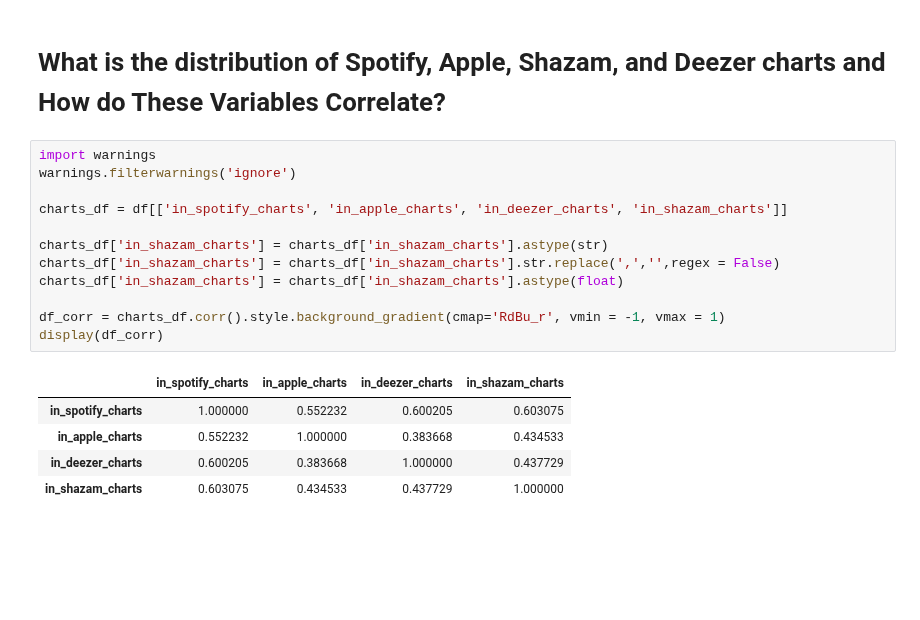
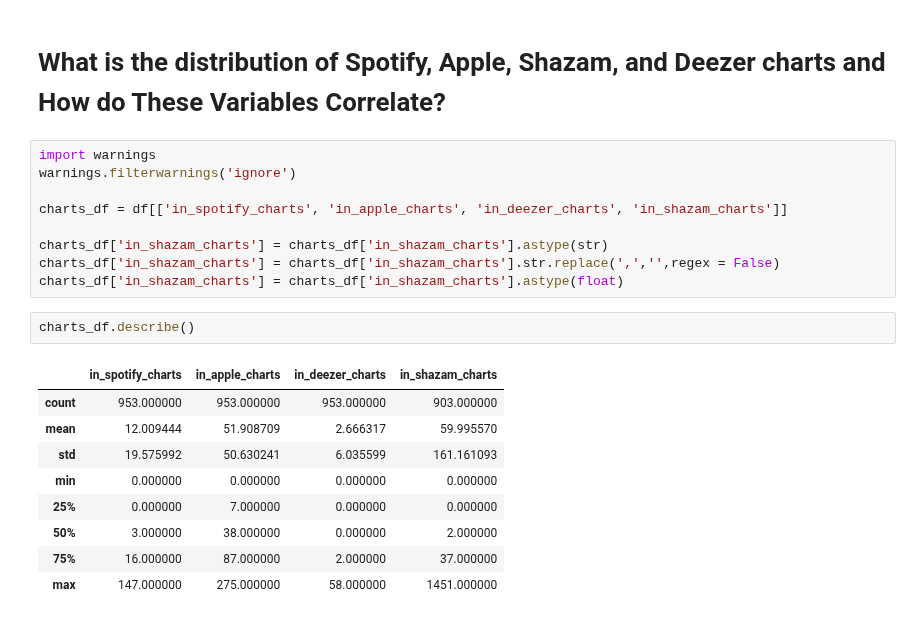
Before and after one commit to JoshuaHildebrand/CMSC320_Project, a Jupyter notebook: Project.ipynb, the cells around one changed output. Drawn from its saved outputs; the diff is of its cells as text; blank space fills up the shorter version.

```diff
--- a/Project.ipynb
+++ b/Project.ipynb
@@ -55,12 +55,15 @@ charts_df = df[['in_spotify_charts', 'in_apple_charts', 'in_deezer_charts', 'in_
 charts_df['in_shazam_charts'] = charts_df['in_shazam_charts'].astype(str)
 charts_df['in_shazam_charts'] = charts_df['in_shazam_charts'].str.replace(',','',regex = False)
 charts_df['in_shazam_charts'] = charts_df['in_shazam_charts'].astype(float)
-
-df_corr = charts_df.corr().style.background_gradient(cmap='RdBu_r', vmin = -1, vmax = 1)
-display(df_corr)
-# %% [output]
-|  | in_spotify_charts | in_apple_charts | in_deezer_charts | in_shazam_charts |
-| in_spotify_charts | 1.000000 | 0.552232 | 0.600205 | 0.603075 |
-| in_apple_charts | 0.552232 | 1.000000 | 0.383668 | 0.434533 |
-| in_deezer_charts | 0.600205 | 0.383668 | 1.000000 | 0.437729 |
-| in_shazam_charts | 0.603075 | 0.434533 | 0.437729 | 1.000000 |
+# %%
+charts_df.describe()
+# %% [output]
+|  | in_spotify_charts | in_apple_charts | in_deezer_charts | in_shazam_charts |
+| count | 953.000000 | 953.000000 | 953.000000 | 903.000000 |
+| mean | 12.009444 | 51.908709 | 2.666317 | 59.995570 |
+| std | 19.575992 | 50.630241 | 6.035599 | 161.161093 |
+| min | 0.000000 | 0.000000 | 0.000000 | 0.000000 |
+| 25% | 0.000000 | 7.000000 | 0.000000 | 0.000000 |
+| 50% | 3.000000 | 38.000000 | 0.000000 | 2.000000 |
+| 75% | 16.000000 | 87.000000 | 2.000000 | 37.000000 |
+| max | 147.000000 | 275.000000 | 58.000000 | 1451.000000 |
```
Also changed, not shown: parts of 3 cells of this notebook.
